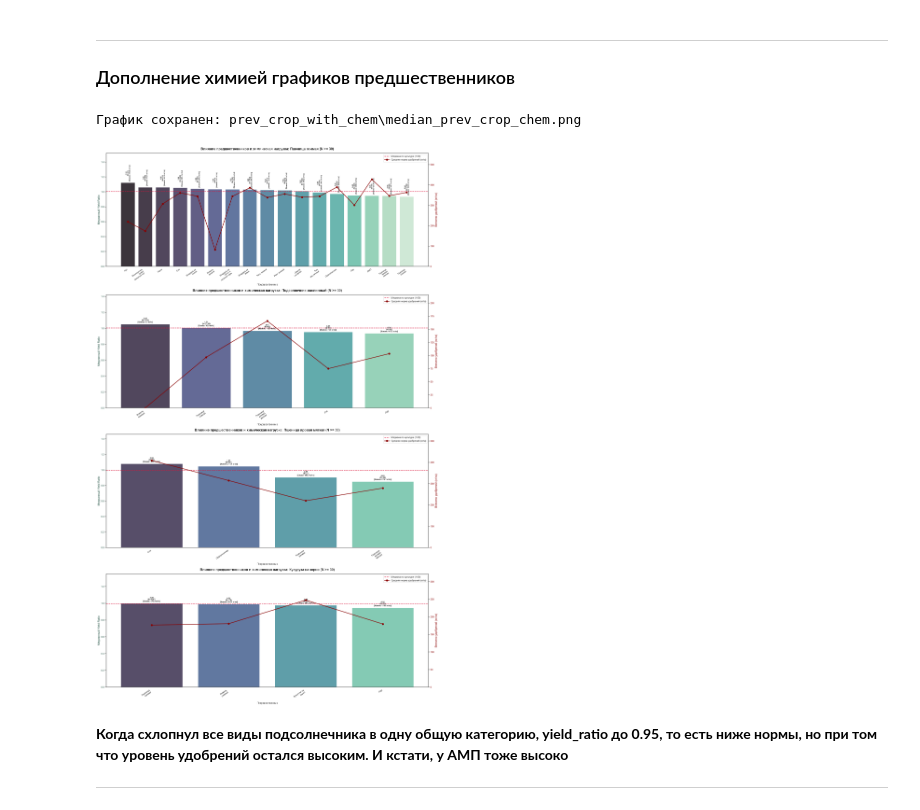
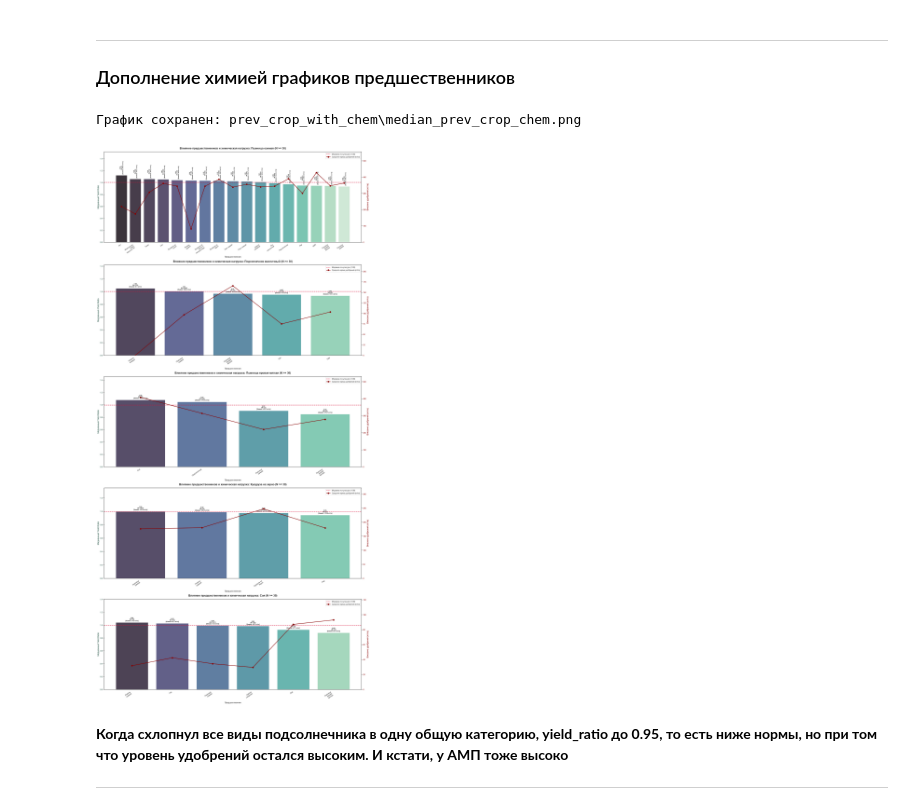
Before and after one commit to Bleckeid/stab, a Jupyter notebook: fields_stab_notebook.ipynb, the cells around one changed output. Drawn from its saved outputs; the diff is of its cells as text; code cells hidden in the pictures.

```diff
--- a/fields_stab_notebook.ipynb
+++ b/fields_stab_notebook.ipynb
@@ -629,6 +629,7 @@ target_crops = [
     "Подсолнечник масличный",
     "Пшеница яровая мягкая",
     "Кукуруза на зерно",
+    "Соя"
 ]
 
 # убираем Пар, NaN и оставляем только целевые культуры
@@ -1379,6 +1383,7 @@ TARGET_CROPS = [
     "Подсолнечник масличный",
     "Пшеница яровая мягкая",
     "Кукуруза на зерно",
+    "Соя"
 ]
 MIN_SAMPLES = 30
 
@@ -3207,6 +3212,7 @@ TARGET_CROPS = [
     "Подсолнечник масличный",
     "Пшеница яровая мягкая",
     "Кукуруза на зерно",
+    "Соя"
 ]
 MIN_SAMPLES = 30
 
@@ -3364,34 +3370,34 @@ for idx, culture in enumerate(TARGET_CROPS):
       ax1.annotate(
           f"{height:.2f}\n(N={int(row['count'])})\n[Химия: {fert_val:.1f} кг/га]",
           xy=(i, height),
           xytext=(0, 5),
           textcoords="offset points",
           ha="center",
           va="bottom",
           fontsize=8 if is_dense else 8.5,
           fontweight="bold",
           rotation=90 if is_dense else 0,
           linespacing=1.1,
       )
 
   # Объединенная легенда
   lines1, labels1 = ax1.get_legend_handles_labels()
   lines2, labels2 = ax2.get_legend_handles_labels()
   ax1.legend(
       lines1 + lines2,
       labels1 + labels2,
       loc="upper right",
       frameon=True,
       fontsize=11,
   )
 
 file_path_bar = os.path.join(OUTPUT_DIR, "median_prev_crop_chem.png")
 fig1.savefig(file_path_bar, dpi=300, bbox_inches="tight")
 print(f"График сохранен: {file_path_bar}")
 plt.show()
 # %% [output]
 График сохранен: prev_crop_with_chem\median_prev_crop_chem.png
-[figure, old version]
+[figure, new version]
 # %% [markdown]
 **Когда схлопнул все виды подсолнечника в одну общую категорию, yield_ratio до 0.95, то есть ниже нормы, но при том что уровень удобрений остался высоким. И кстати, у АМП тоже высоко**
 
```
Also changed, not shown: parts of 17 cells of this notebook.
